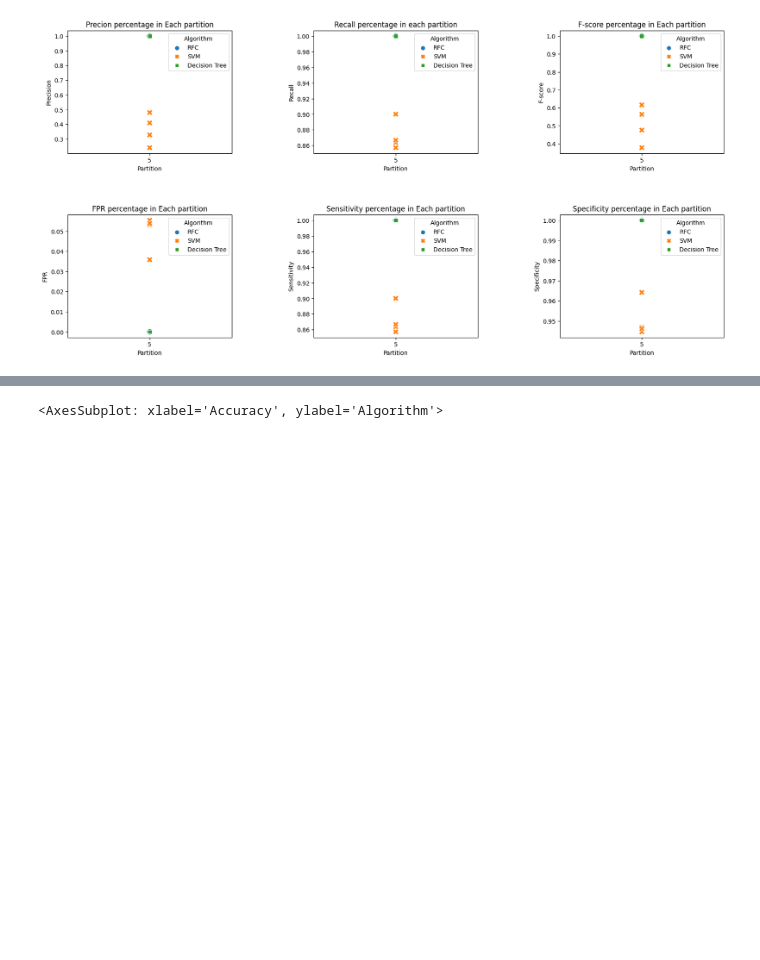
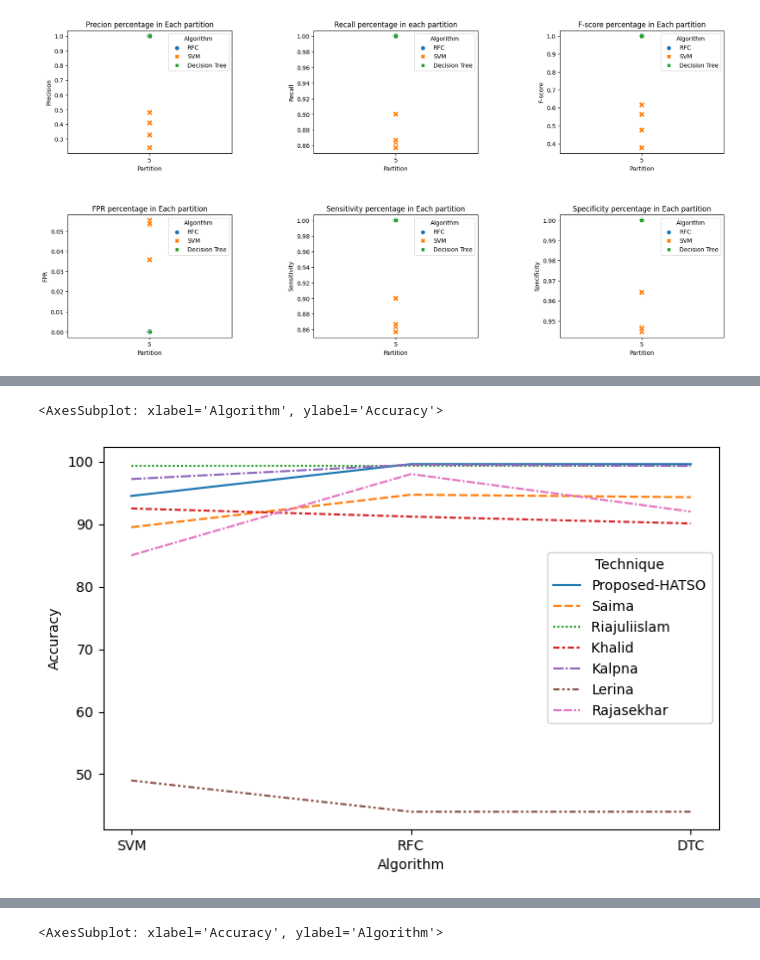
Before and after one commit to AnukulSri/DS_ML, a Jupyter notebook: Thyriod_prediction/hypothyroid.ipynb, the cells around one changed output, grey strips where cells are left out. Drawn from its saved outputs; the diff is of its cells as text; code cells hidden in the pictures; blank space fills up the shorter version.

```diff
--- a/Thyriod_prediction/hypothyroid.ipynb
+++ b/Thyriod_prediction/hypothyroid.ipynb
@@ -1892,0 +1893,6 @@ sns.scatterplot(x='Algorithm', y='Accuracy',data=acc_com,hue='model creator',sty
+# %%
+plt.figure(figsize=(8, 5))
+sns.lineplot(x="Algorithm", y="Accuracy",
+             hue="Technique", style="Technique",
+             data=acc_com)
+# %% [output]
@@ -1892,0 +1900,2 @@ sns.scatterplot(x='Algorithm', y='Accuracy',data=acc_com,hue='model creator',sty
+<AxesSubplot: xlabel='Algorithm', ylabel='Accuracy'>
+[figure, added]
```
Also changed, not shown: parts of 12 cells of this notebook.
